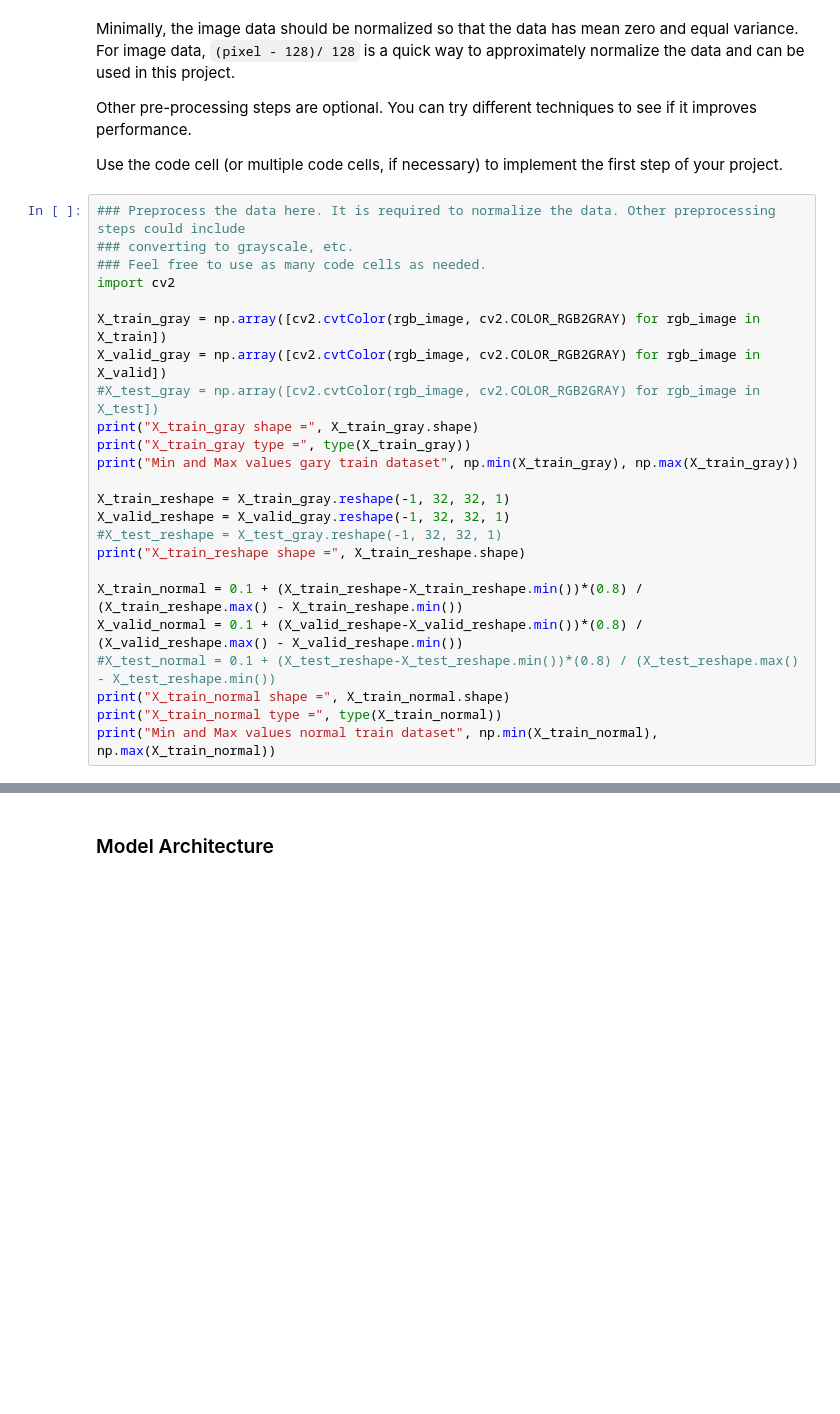
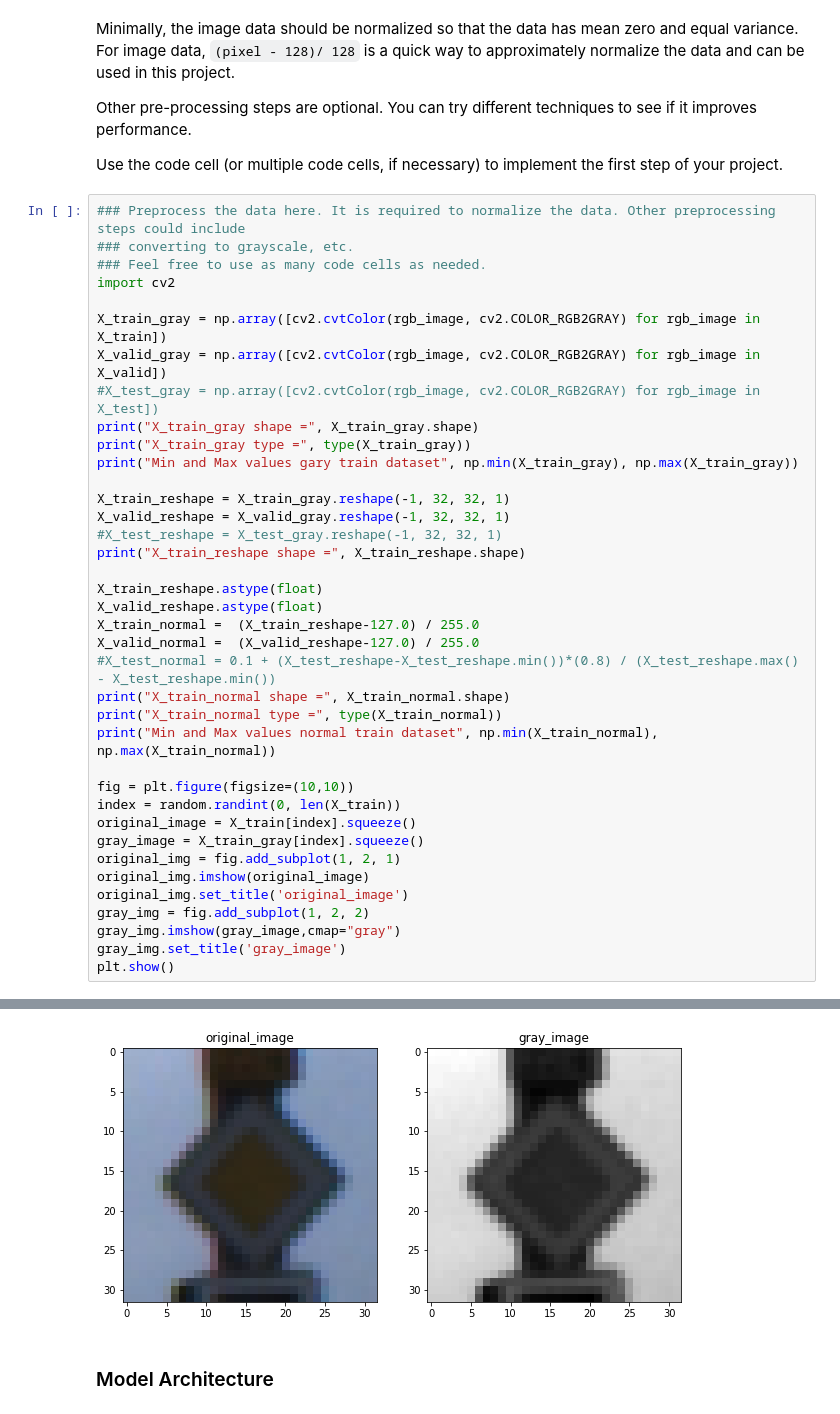
Before and after one commit to WfHit/Udacity_CarND, a Jupyter notebook: Term1/CarND-Traffic-Sign-Classifier-Project/Traffic_Sign_Classifier.ipynb, the cells around one changed output, grey strips where cells are left out. Saved outputs shown, nothing was run; the diff lists cells and outputs as text; blank space fills up the shorter version.

```diff
--- a/Term1/CarND-Traffic-Sign-Classifier-Project/Traffic_Sign_Classifier.ipynb
+++ b/Term1/CarND-Traffic-Sign-Classifier-Project/Traffic_Sign_Classifier.ipynb
@@ -156,12 +191,26 @@ X_valid_reshape = X_valid_gray.reshape(-1, 32, 32, 1)
 #X_test_reshape = X_test_gray.reshape(-1, 32, 32, 1)
 print("X_train_reshape shape =", X_train_reshape.shape)
 
-X_train_normal = 0.1 + (X_train_reshape-X_train_reshape.min())*(0.8) / (X_train_reshape.max() - X_train_reshape.min())
-X_valid_normal = 0.1 + (X_valid_reshape-X_valid_reshape.min())*(0.8) / (X_valid_reshape.max() - X_valid_reshape.min())
+X_train_reshape.astype(float)
+X_valid_reshape.astype(float)
+X_train_normal =  (X_train_reshape-127.0) / 255.0
+X_valid_normal =  (X_valid_reshape-127.0) / 255.0
 #X_test_normal = 0.1 + (X_test_reshape-X_test_reshape.min())*(0.8) / (X_test_reshape.max() - X_test_reshape.min())
 print("X_train_normal shape =", X_train_normal.shape)
 print("X_train_normal type =", type(X_train_normal))
 print("Min and Max values normal train dataset", np.min(X_train_normal), np.max(X_train_normal))
+
+fig = plt.figure(figsize=(10,10))
+index = random.randint(0, len(X_train))
+original_image = X_train[index].squeeze()
+gray_image = X_train_gray[index].squeeze()
+original_img = fig.add_subplot(1, 2, 1)
+original_img.imshow(original_image)
+original_img.set_title('original_image')
+gray_img = fig.add_subplot(1, 2, 2)
+gray_img.imshow(gray_image,cmap="gray")
+gray_img.set_title('gray_image')
+plt.show()
 # %% [output]
 X_train_gray shape = (34799, 32, 32)
 X_train_gray type = <class 'numpy.ndarray'>
@@ -173,3 +222,4 @@ Min and Max values normal train dataset 0.1 0.9
+[figure, added]
 # %% [markdown]
 ### Model Architecture
 # %%
```
Also changed, not shown: parts of 13 cells of this notebook, 2 other files.
